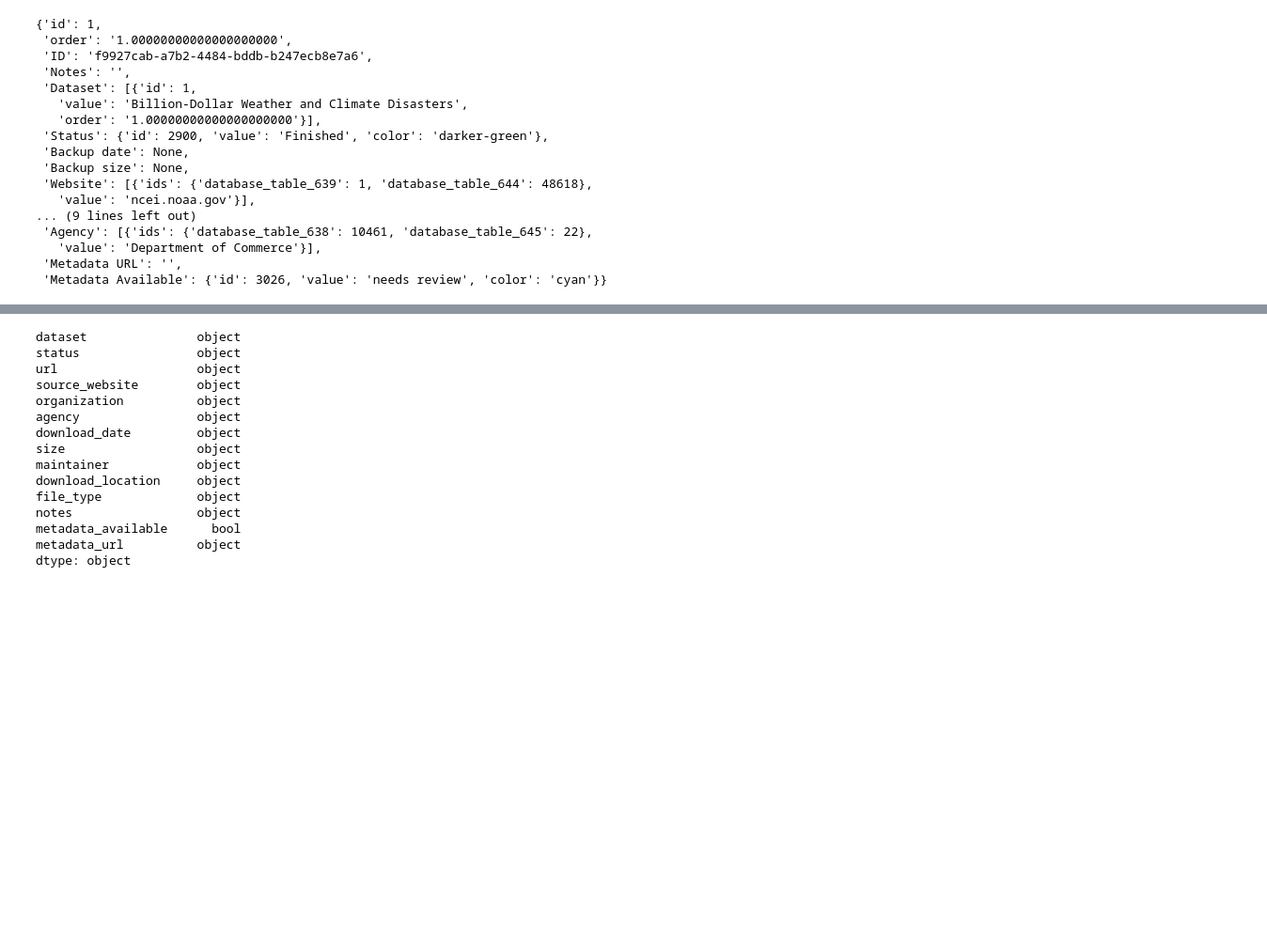
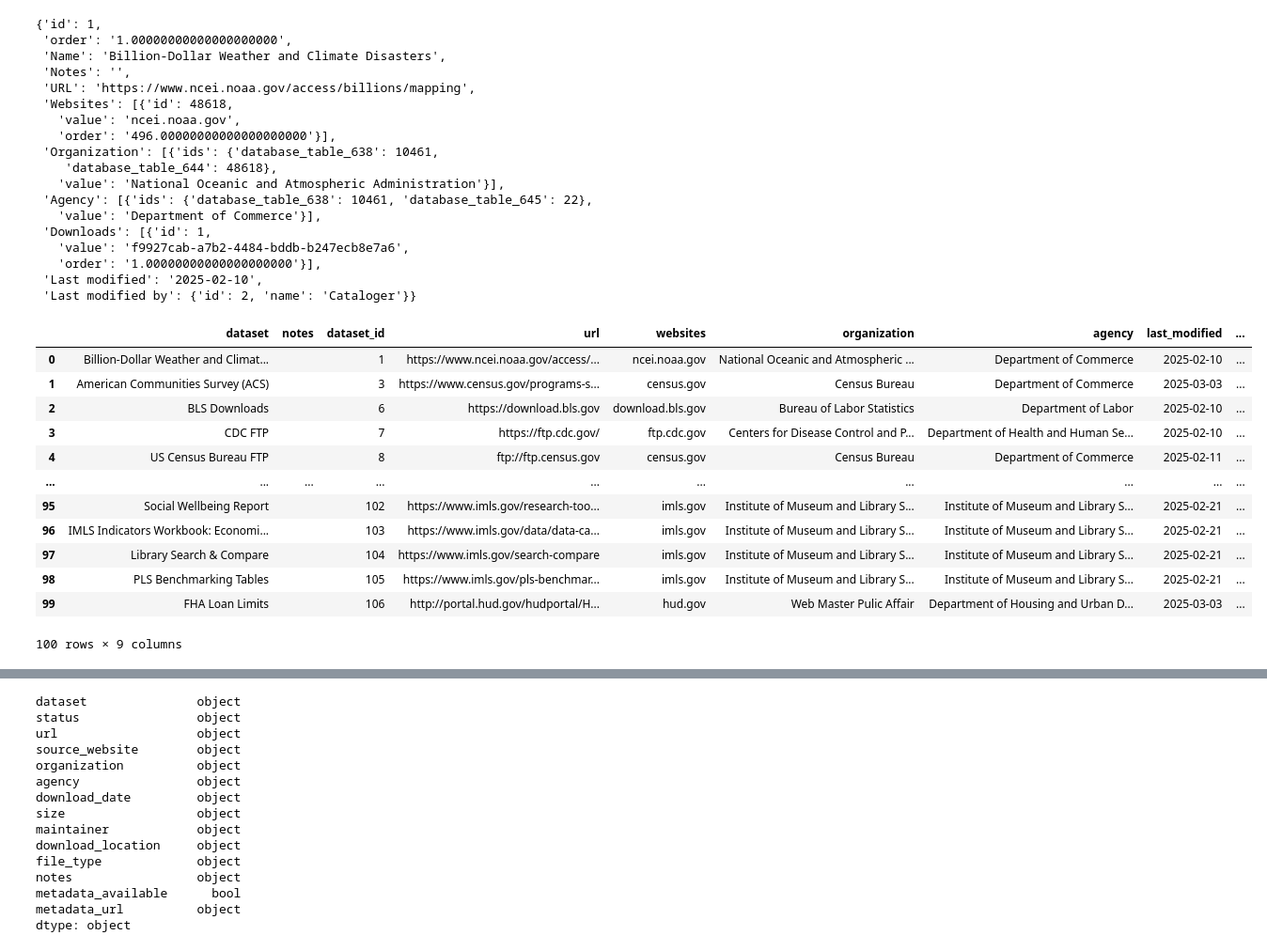
Before and after one commit to kaushik12/DataRescue_jkan, a Jupyter notebook: python/dataset_creator.ipynb, the cells around one changed output, grey strips where cells are left out. Shown: that part at 94% size. Drawn from its saved outputs; the diff is of its cells as text; code cells hidden in the pictures; blank space fills up the shorter version.

```diff
--- a/python/dataset_creator.ipynb
+++ b/python/dataset_creator.ipynb
@@ -3,9 +3,9 @@ import pandas as pd
 import requests
 # %%
 backups_table = requests.get(
-    "https://baserow.datarescueproject.org/api/database/rows/table/640/?user_field_names=true",
+    "https://baserow.datarescueproject.org/api/database/rows/table/639/?user_field_names=true",
     headers={
-        "Authorization": "Token rS0kZr4TRauacDsiObLy2Zly512HVd3S"
+        "Authorization": "Token "
     }
 )
 # %%
@@ -13,18 +13,19 @@ backups_table.json()['results'][0]
 # %% [output]
 {'id': 1,
  'order': '1.00000000000000000000',
- 'ID': 'f9927cab-a7b2-4484-bddb-b247ecb8e7a6',
+ 'Name': 'Billion-Dollar Weather and Climate Disasters',
  'Notes': '',
- 'Dataset': [{'id': 1,
-   'value': 'Billion-Dollar Weather and Climate Disasters',
-   'order': '1.00000000000000000000'}],
- 'Status': {'id': 2900, 'value': 'Finished', 'color': 'darker-green'},
- 'Backup date': None,
- 'Backup size': None,
- 'Website': [{'ids': {'database_table_639': 1, 'database_table_644': 48618},
-   'value': 'ncei.noaa.gov'}],
-... (9 lines left out)
+ 'URL': 'https://www.ncei.noaa.gov/access/billions/mapping',
+ 'Websites': [{'id': 48618,
+   'value': 'ncei.noaa.gov',
+   'order': '496.00000000000000000000'}],
+ 'Organization': [{'ids': {'database_table_638': 10461,
+    'database_table_644': 48618},
+   'value': 'National Oceanic and Atmospheric Administration'}],
  'Agency': [{'ids': {'database_table_638': 10461, 'database_table_645': 22},
    'value': 'Department of Commerce'}],
- 'Metadata URL': '',
- 'Metadata Available': {'id': 3026, 'value': 'needs review', 'color': 'cyan'}}
+ 'Downloads': [{'id': 1,
+   'value': 'f9927cab-a7b2-4484-bddb-b247ecb8e7a6',
+   'order': '1.00000000000000000000'}],
+ 'Last modified': '2025-02-10',
+ 'Last modified by': {'id': 2, 'name': 'Cataloger'}}
@@ -30,0 +53,16 @@ backups_table.json()['results'][0]
+# %%
+dataset_table.to_csv("datarescue_datasets.csv", index=False)
+# %% [output]
+|  | dataset | notes | dataset_id | url | websites | organization | agency | last_modified | ... |
+| 0 | Billion-Dollar Weather and Climat... |  | 1 | https://www.ncei.noaa.gov/access/... | ncei.noaa.gov | National Oceanic and Atmospheric ... | Department of Commerce | 2025-02-10 | ... |
+| 1 | American Communities Survey (ACS) |  | 3 | https://www.census.gov/programs-s... | census.gov | Census Bureau | Department of Commerce | 2025-03-03 | ... |
+| 2 | BLS Downloads |  | 6 | https://download.bls.gov | download.bls.gov | Bureau of Labor Statistics | Department of Labor | 2025-02-10 | ... |
+| 3 | CDC FTP |  | 7 | https://ftp.cdc.gov/ | ftp.cdc.gov | Centers for Disease Control and P... | Department of Health and Human Se... | 2025-02-10 | ... |
+| 4 | US Census Bureau FTP |  | 8 | ftp://ftp.census.gov | census.gov | Census Bureau | Department of Commerce | 2025-02-11 | ... |
+| ... | ... | ... | ... | ... | ... | ... | ... | ... | ... |
+| 95 | Social Wellbeing Report |  | 102 | https://www.imls.gov/research-too... | imls.gov | Institute of Museum and Library S... | Institute of Museum and Library S... | 2025-02-21 | ... |
+| 96 | IMLS Indicators Workbook: Economi... |  | 103 | https://www.imls.gov/data/data-ca... | imls.gov | Institute of Museum and Library S... | Institute of Museum and Library S... | 2025-02-21 | ... |
+| 97 | Library Search & Compare |  | 104 | https://www.imls.gov/search-compare | imls.gov | Institute of Museum and Library S... | Institute of Museum and Library S... | 2025-02-21 | ... |
+| 98 | PLS Benchmarking Tables |  | 105 | https://www.imls.gov/pls-benchmar... | imls.gov | Institute of Museum and Library S... | Institute of Museum and Library S... | 2025-02-21 | ... |
+| 99 | FHA Loan Limits |  | 106 | http://portal.hud.gov/hudportal/H... | hud.gov | Web Master Pulic Affair | Department of Housing and Urban D... | 2025-03-03 | ... |
+100 rows × 9 columns
```
Also changed, not shown: parts of 7 cells of this notebook, 4 other files.
